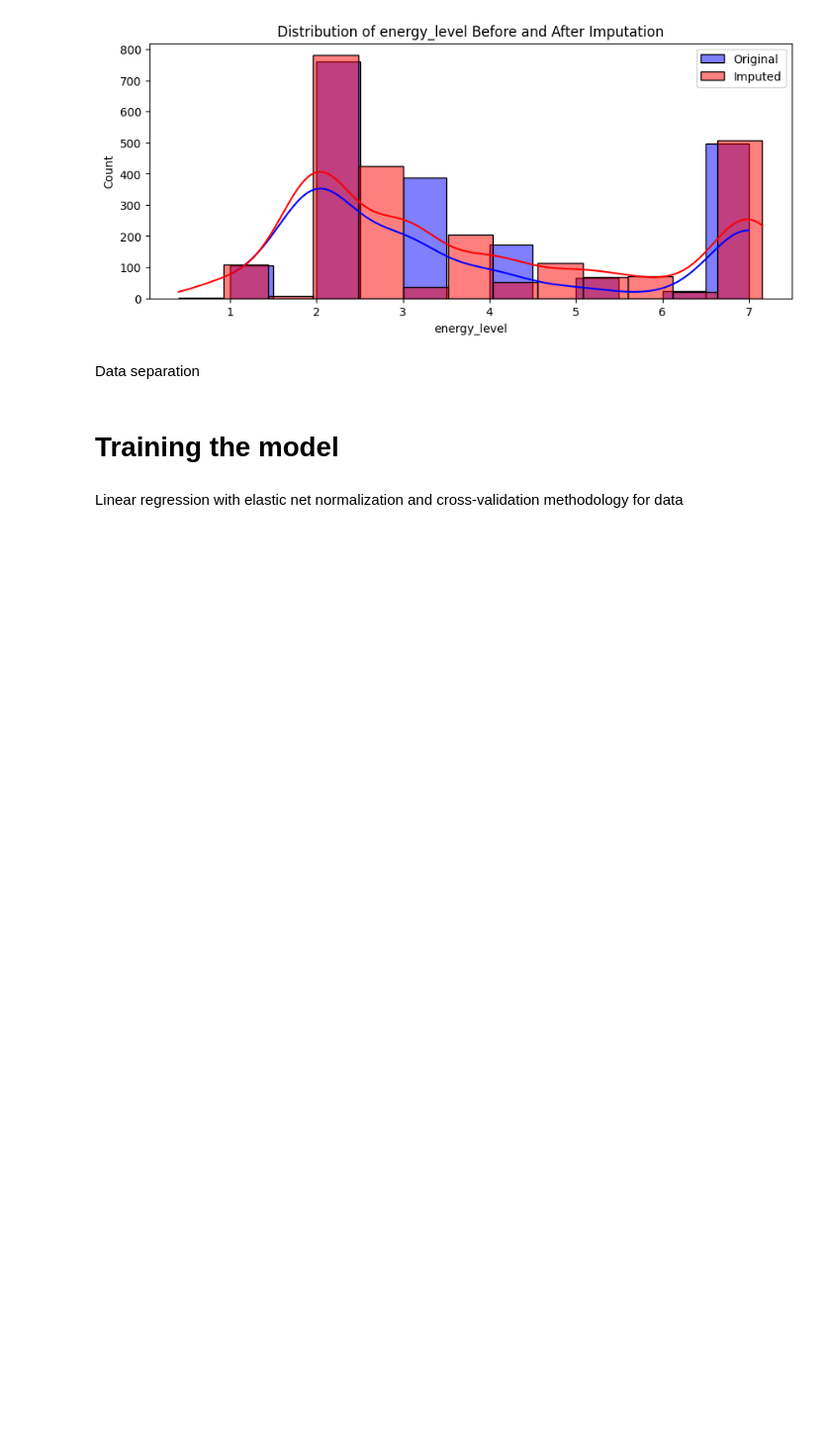
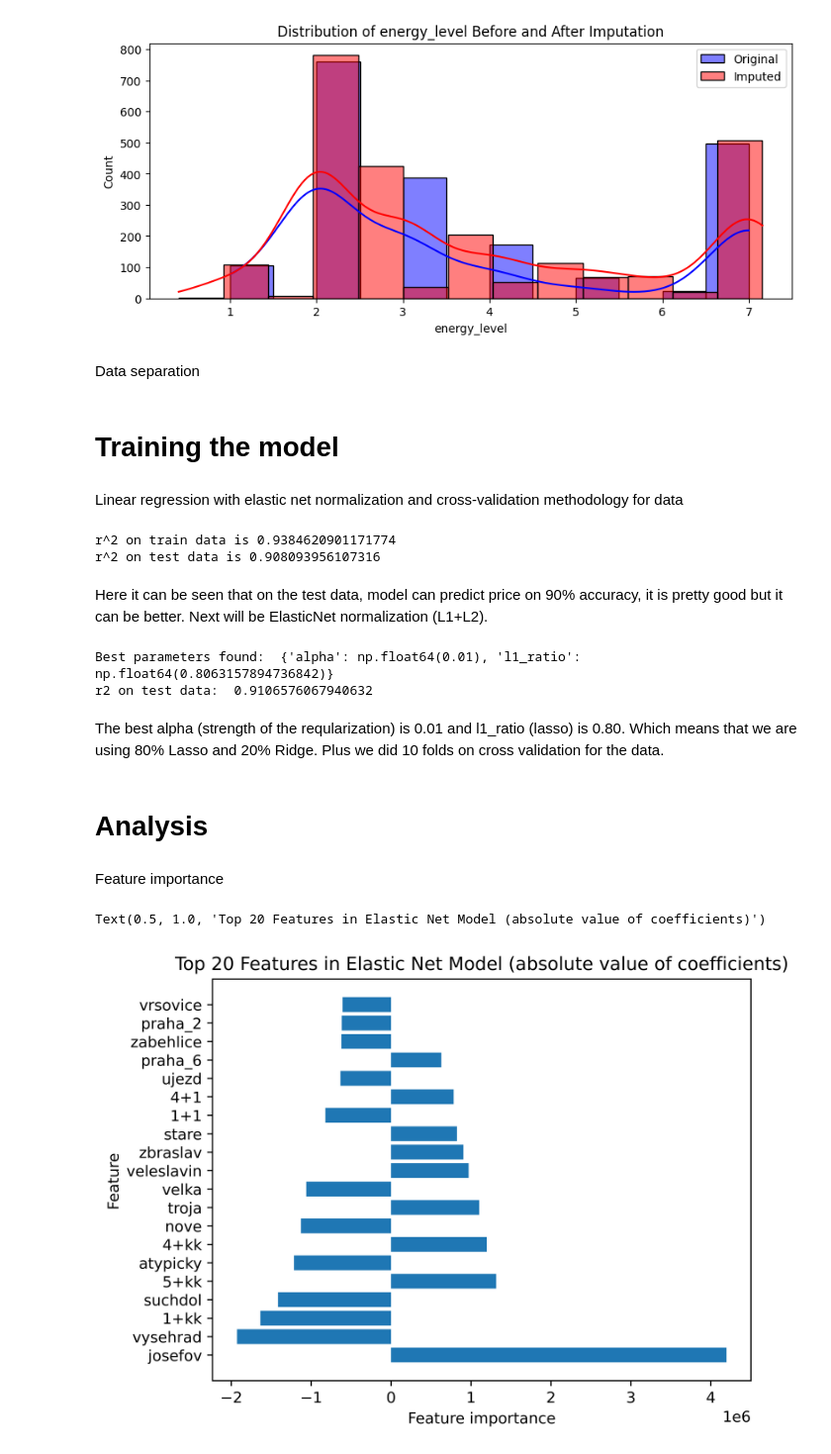
Before and after one commit to kvecko121/eZnalec_python_ML, a Jupyter notebook: eZnalec.ipynb, the cells around one changed output. Shown at 99% size. Cells and saved outputs as stored; diff of their text form; code cells hidden in the pictures; blank space fills up the shorter version.

Commit message:
model traininf done, analysis start

```diff
--- a/eZnalec.ipynb
+++ b/eZnalec.ipynb
@@ -96,7 +98,7 @@ Data separation
 y = df_imputed['price']
 X = df_imputed.drop(columns=['price'])
 
-X_trainval, X_test, y_trainval, y_test = train_test_split(X, y, test_size=0.2, random_state=42)
+X_train, X_test, y_train, y_test = train_test_split(X, y, test_size=0.2, random_state=42)
 # %% [markdown]
 # Training the model
 # %% [markdown]
@@ -109,0 +106,54 @@ grid_search = GridSearchCV( -here will go the elastic net model-,
+# %%
+#first test on ols model, the most basic
+ols = LinearRegression()
+ols.fit(X_train, y_train)
+
+print("r^2 on train data is {}".format(ols.score(X_train, y_train)))
+print("r^2 on test data is {}".format(ols.score(X_test, y_test)))
+# %% [output]
+r^2 on train data is 0.9384620901171774
+r^2 on test data is 0.908093956107316
+# %% [markdown]
+Here it can be seen that on the test data, model can predict price on 90% accuracy, it is pretty good but it can be better.
+Next will be ElasticNet normalization (L1+L2).
+# %%
+elastic_net = ElasticNet()
+parameters = {
+    'alpha': np.linspace(0.01, 10.0, 20),
+    'l1_ratio': np.linspace(0.01, 0.9, 20)
+}
+
+grid_search = GridSearchCV(estimator=elastic_net, param_grid=parameters, cv=10, scoring='r2')
+
+grid_search.fit(X_train, y_train)
+
+best_params = grid_search.best_params_
+print("Best parameters found: ", best_params)
+
+best_model = grid_search.best_estimator_
+
+
+y_pred = best_model.predict(X_test)
+r2 = r2_score(y_test, y_pred)
+print("r2 on test data: ", r2)
+# %% [output]
+Best parameters found:  {'alpha': np.float64(0.01), 'l1_ratio': np.float64(0.8063157894736842)}
+r2 on test data:  0.9106576067940632
+# %% [markdown]
+The best alpha (strength of the reqularization) is 0.01 and l1_ratio (lasso) is 0.80. Which means that we are using 80% Lasso and 20% Ridge. Plus we did 10 folds on cross validation for the data.
+# %% [markdown]
+# Analysis
+# %% [markdown]
+Feature importance
+# %%
+coef_abs = np.abs(best_model.coef_)
+top_20_feature = np.argsort(coef_abs)[-20:][::-1]
+plt.figure(dpi=800)
+plt.barh(range(20), best_model.coef_[top_20_feature], align='center')
+plt.yticks(range(20), X.columns[top_20_feature])
+plt.xlabel("Feature importance")
+plt.ylabel("Feature")
+plt.title("Top 20 Features in Elastic Net Model (absolute value of coefficients)")
+# %% [output]
+Text(0.5, 1.0, 'Top 20 Features in Elastic Net Model (absolute value of coefficients)')
+[figure, added]
```
Also changed, not shown: parts of 4 cells of this notebook.
